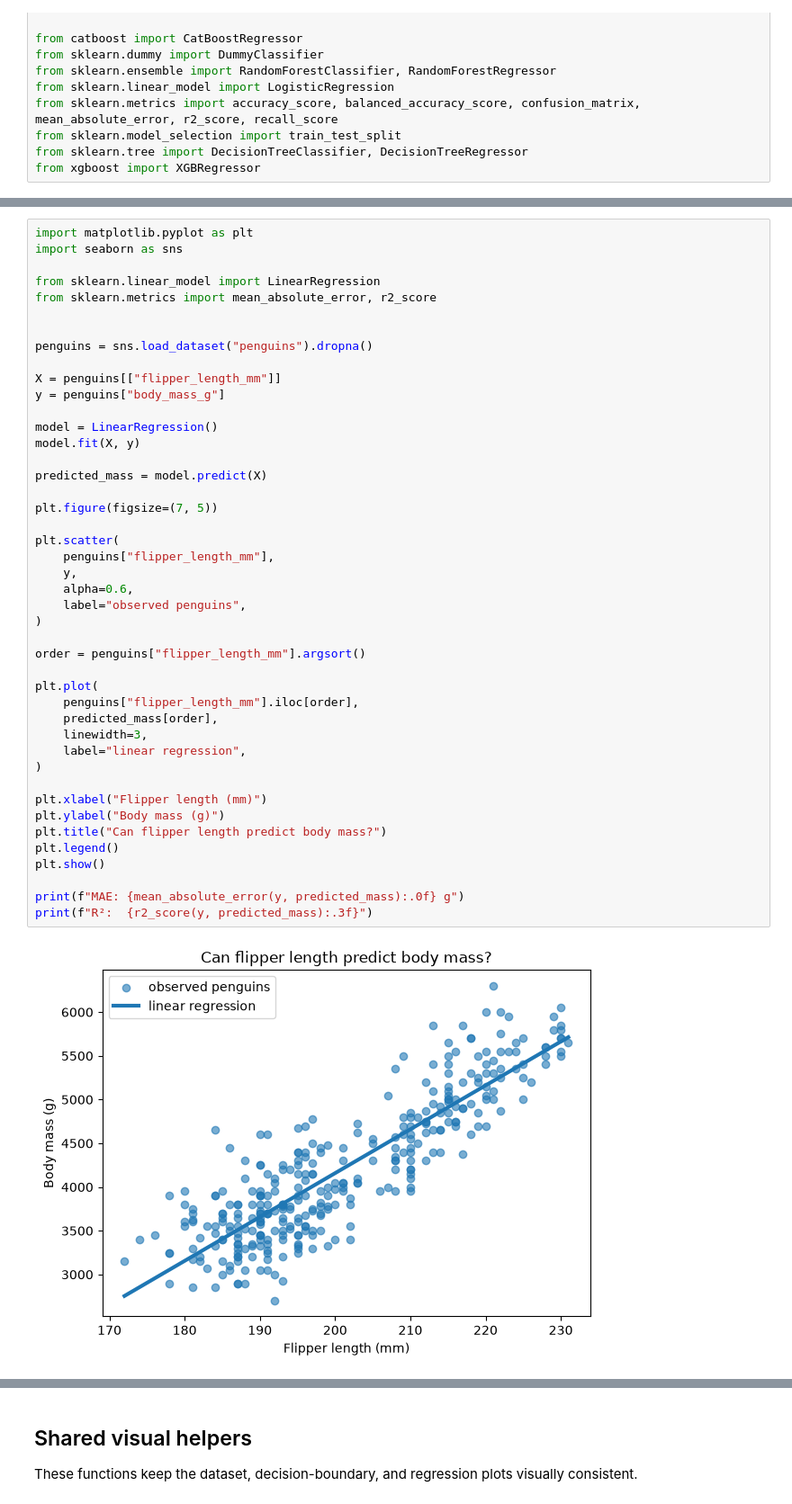
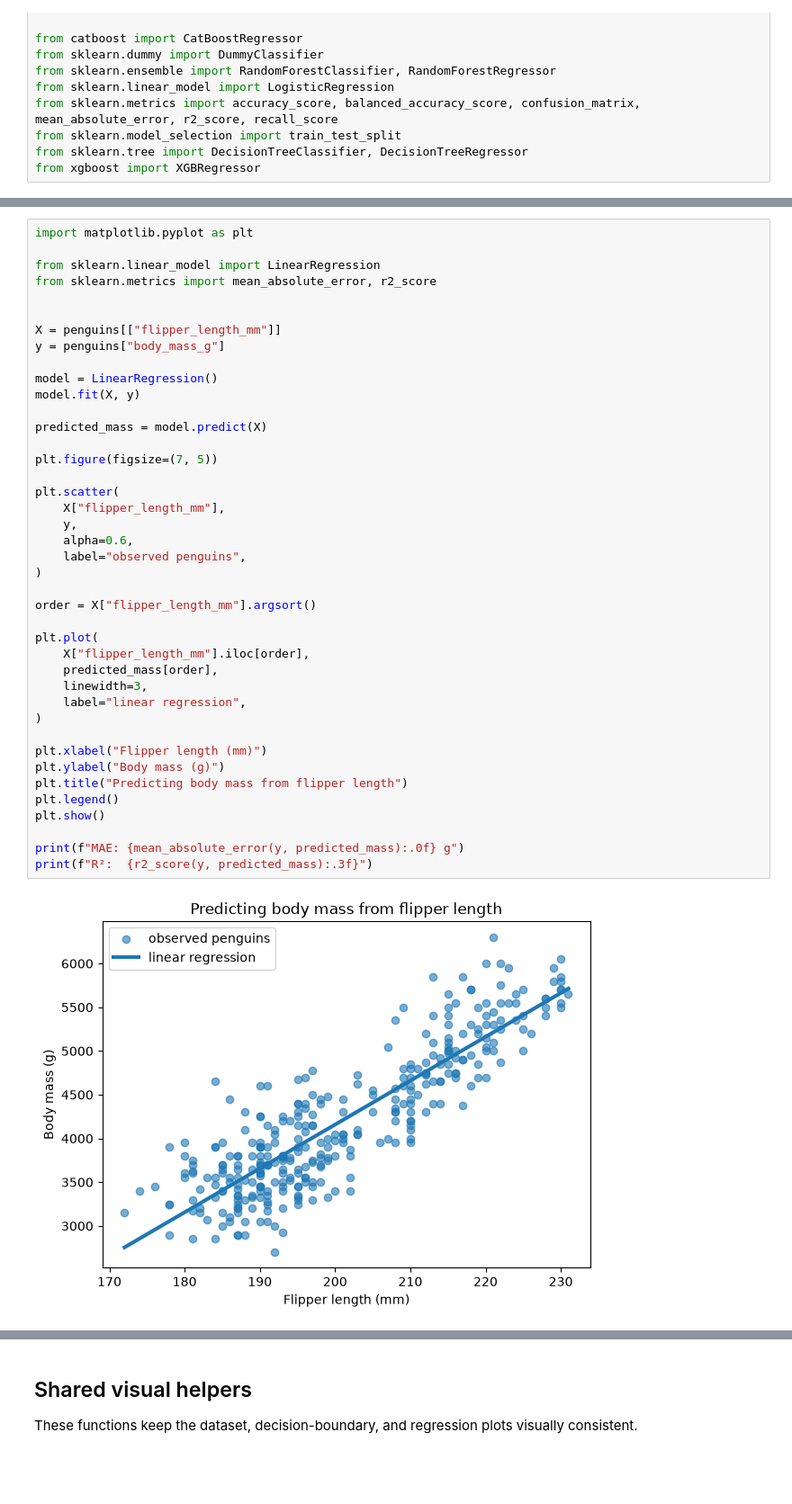
Before and after one commit to ai-with-guy/Intro-to-practical-AI-course, a Jupyter notebook: 2. machine learning/machine_learning.ipynb, the cells around one changed output, grey strips where cells are left out. Shown at 90% size. Cells and saved outputs as stored; diff of their text form; blank space fills up the shorter version.

```diff
--- a/2. machine learning/machine_learning.ipynb
+++ b/2. machine learning/machine_learning.ipynb
@@ -18,48 +70,45 @@ from xgboost import XGBRegressor
 # %%
 import matplotlib.pyplot as plt
-import seaborn as sns
 
 from sklearn.linear_model import LinearRegression
 from sklearn.metrics import mean_absolute_error, r2_score
 
-
-penguins = sns.load_dataset("penguins").dropna()
 
 X = penguins[["flipper_length_mm"]]
 y = penguins["body_mass_g"]
 
 model = LinearRegression()
 model.fit(X, y)
 
 predicted_mass = model.predict(X)
 
 plt.figure(figsize=(7, 5))
 
 plt.scatter(
-    penguins["flipper_length_mm"],
+    X["flipper_length_mm"],
     y,
     alpha=0.6,
     label="observed penguins",
 )
 
-order = penguins["flipper_length_mm"].argsort()
+order = X["flipper_length_mm"].argsort()
 
 plt.plot(
-    penguins["flipper_length_mm"].iloc[order],
+    X["flipper_length_mm"].iloc[order],
     predicted_mass[order],
     linewidth=3,
     label="linear regression",
 )
 
 plt.xlabel("Flipper length (mm)")
 plt.ylabel("Body mass (g)")
-plt.title("Can flipper length predict body mass?")
+plt.title("Predicting body mass from flipper length")
 plt.legend()
 plt.show()
 
 print(f"MAE: {mean_absolute_error(y, predicted_mass):.0f} g")
 print(f"R²:  {r2_score(y, predicted_mass):.3f}")
 # %% [output]
-[figure, old version]
+[figure, new version]
 MAE: 312 g
 R²:  0.762
```
Also changed, not shown: parts of 6 cells of this notebook.
